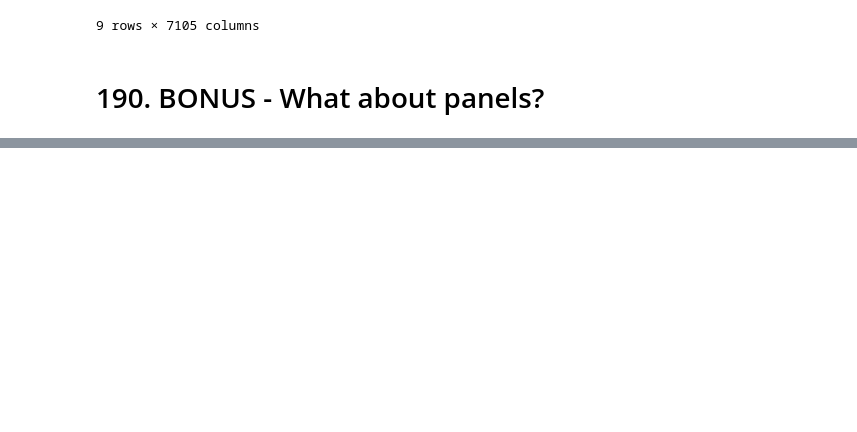
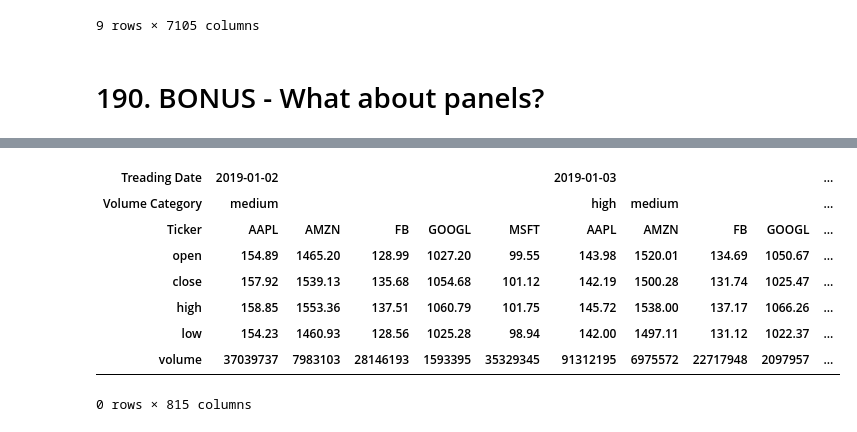
Before and after one commit to TomaszBury/The-ultimate-pandas-bootcamp-advanced-python-data-analysis, a Jupyter notebook: section_07/multi_dimensional.ipynb, the cells around one changed output, grey strips where cells are left out. Drawn from its saved outputs; the diff is of its cells as text; code cells hidden in the pictures; blank space fills up the shorter version.

```diff
--- a/section_07/multi_dimensional.ipynb
+++ b/section_07/multi_dimensional.ipynb
@@ -2136,0 +2208,12 @@ tech.set_index(['Treading Date','Volume Category']).transpose()
+# %%
+tech_df3.loc[('2019',slice(None),slice(None)):,].set_index(['Treading Date','Volume Category','Ticker','open','close','high','low','volume']).transpose()
+# %% [output]
+| Treading Date | 2019-01-02 |  |  |  |  | 2019-01-03 |  |  |  | ... |
+| Volume Category | medium |  |  |  |  | high | medium |  |  | ... |
+| Ticker | AAPL | AMZN | FB | GOOGL | MSFT | AAPL | AMZN | FB | GOOGL | ... |
+| open | 154.89 | 1465.20 | 128.99 | 1027.20 | 99.55 | 143.98 | 1520.01 | 134.69 | 1050.67 | ... |
+| close | 157.92 | 1539.13 | 135.68 | 1054.68 | 101.12 | 142.19 | 1500.28 | 131.74 | 1025.47 | ... |
+| high | 158.85 | 1553.36 | 137.51 | 1060.79 | 101.75 | 145.72 | 1538.00 | 137.17 | 1066.26 | ... |
+| low | 154.23 | 1460.93 | 128.56 | 1025.28 | 98.94 | 142.00 | 1497.11 | 131.12 | 1022.37 | ... |
+| volume | 37039737 | 7983103 | 28146193 | 1593395 | 35329345 | 91312195 | 6975572 | 22717948 | 2097957 | ... |
+0 rows × 815 columns
```
Also changed, not shown: parts of 24 cells of this notebook.
